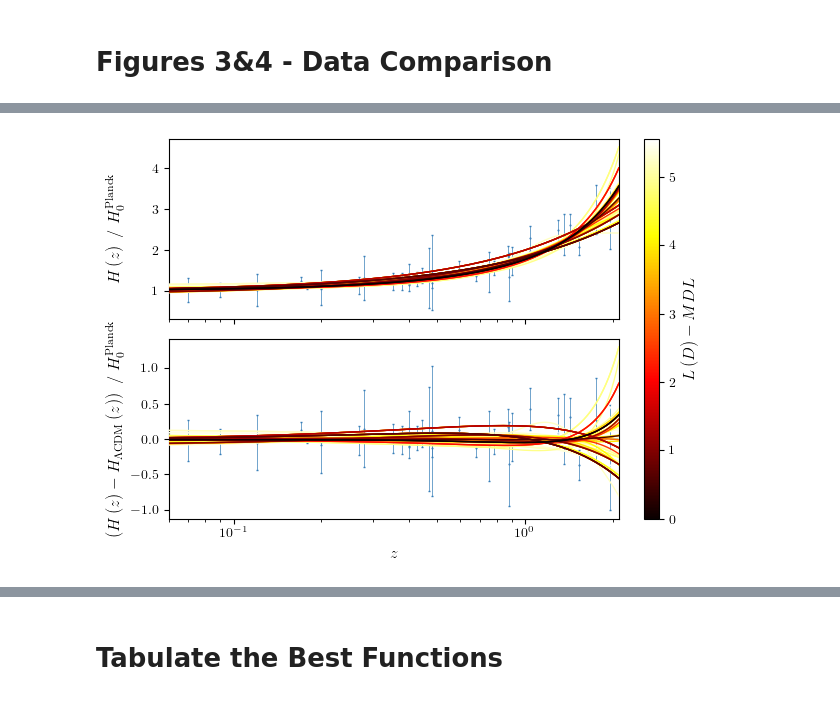
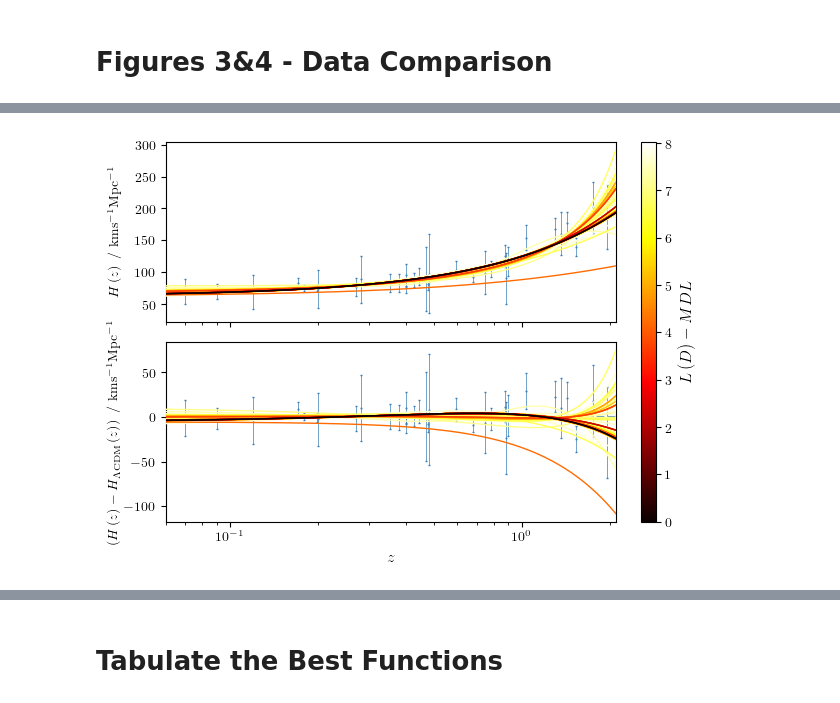
Before and after one commit to DeaglanBartlett/ESR, a Jupyter notebook: Paper1_Plots.ipynb, the cells around one changed output, grey strips where cells are left out. Saved outputs shown, nothing was run; the diff lists cells and outputs as text; code cells hidden in the pictures.

```diff
--- a/Paper1_Plots.ipynb
+++ b/Paper1_Plots.ipynb
@@ -370,19 +347,19 @@ def data_comparison(likelihood, all_compl, xplot, nfun, ylabel1, ylabel2, savena
 
     if 'a3' in fcn_i:
         k = 4
-        eq_numpy = sympy.lambdify([x, a0, a1, a2, a3], eq, modules=["numpy","sympy"])
+        eq_numpy = sympy.lambdify([x, a0, a1, a2, a3], eq, modules=["numpy"])
     elif 'a2' in fcn_i:
         k = 3
-        eq_numpy = sympy.lambdify([x, a0, a1, a2], eq, modules=["numpy","sympy"])
+        eq_numpy = sympy.lambdify([x, a0, a1, a2], eq, modules=["numpy"])
     elif 'a1' in fcn_i:
         k = 2
-        eq_numpy = sympy.lambdify([x, a0, a1], eq, modules=["numpy","sympy"])
+        eq_numpy = sympy.lambdify([x, a0, a1], eq, modules=["numpy"])
     elif 'a0' in fcn_i:
         k = 1
-        eq_numpy = sympy.lambdify([x, a0], eq, modules=["numpy","sympy"])
+        eq_numpy = sympy.lambdify([x, a0], eq, modules=["numpy"])
     else:
         k = 0
-        eq_numpy = sympy.lambdify([x], eq, modules=["numpy","sympy"])
+        eq_numpy = sympy.lambdify([x], eq, modules=["numpy"])
 
     chi2, p = test_all.optimise_fun(fcn_i, likelihood, tmax, 0, 4, try_integration=False)
     print(chi2, p)
@@ -430,7 +407,7 @@ def data_comparison(likelihood, all_compl, xplot, nfun, ylabel1, ylabel2, savena
     vmin = all_DL.min()
     vmax = all_DL.max()
     norm = mpl.colors.Normalize(vmin=vmin,vmax=vmax)
-    print(vmin, vmax)
+    print(all_DL.min(), all_DL.max())
 
     max_param = 4
     tmax = 5
@@ -444,35 +421,21 @@ def data_comparison(likelihood, all_compl, xplot, nfun, ylabel1, ylabel2, savena
         k = simplifier.count_params([fcn_i], max_param)[0]
         measured = params[i,:k]
 
-        if i%10 == 0:
-            print('%i of %i'%(i,len(fcn_list)))
+#         if i%10 == 0:
+#             print('%i of %i'%(i,len(fcn_list)))
 
-        try:
-            fcn_i, eq, integrated = likelihood.run_sympify(fcn_i, tmax=tmax)
-            if k == 0:
-                eq_numpy = sympy.lambdify([x], eq, modules=["numpy","sympy"])
-            elif k==1:
-                eq_numpy = sympy.lambdify([x, a0], eq, modules=["numpy","sympy"])
-            elif k==2:
-                eq_numpy = sympy.lambdify([x, a0, a1], eq, modules=["numpy","sympy"])
-            elif k==3:
-                eq_numpy = sympy.lambdify([x, a0, a1, a2], eq, modules=["numpy","sympy"])
-            elif k==4:
-                eq_numpy = sympy.lambdify([x, a0, a1, a2, a3], eq, modules=["numpy","sympy"])
-            ypred_plot = likelihood.get_pred(xplot, measured, eq_numpy, integrated=integrated)
-        except:
-            fcn_i, eq, integrated = run_sympify(fcn_i, tmax=tmax, try_integration=False)
-            if k == 0:
-                eq_numpy = sympy.lambdify([x], eq, modules=["numpy","sympy"])
-            elif k==1:
-                eq_numpy = sympy.lambdify([x, a0], eq, modules=["numpy","sympy"])
-            elif k==2:
-                eq_numpy = sympy.lambdify([x, a0, a1], eq, modules=["numpy","sympy"])
-            elif k==3:
-                eq_numpy = sympy.lambdify([x, a0, a1, a2], eq, modules=["numpy","sympy"])
-            elif k==4:
-                eq_numpy = sympy.lambdify([x, a0, a1, a2, a3], eq, modules=["numpy","sympy"])
-            ypred_plot = likelihood.get_pred(xplot, measured, eq_numpy, integrated=integrated)
+        fcn_i, eq, integrated = likelihood.run_sympify(fcn_i, tmax=tmax, try_integration=False)
+        if k == 0:
+            eq_numpy = sympy.lambdify([x], eq, modules=["numpy"])
+        elif k==1:
+            eq_numpy = sympy.lambdify([x, a0], eq, modules=["numpy"])
+        elif k==2:
+            eq_numpy = sympy.lambdify([x, a0, a1], eq, modules=["numpy"])
+        elif k==3:
+            eq_numpy = sympy.lambdify([x, a0, a1, a2], eq, modules=["numpy"])
+        elif k==4:
+            eq_numpy = sympy.lambdify([x, a0, a1, a2, a3], eq, modules=["numpy"])
+        ypred_plot = likelihood.get_pred(xplot, measured, eq_numpy, integrated=integrated)
 
         colour = cmap(norm(all_DL[i]))
         plot_kwargs = {'color':colour, 'zorder':len(fcn_list)-i, 'lw':1}
@@ -489,8 +452,8 @@ def data_comparison(likelihood, all_compl, xplot, nfun, ylabel1, ylabel2, savena
     ax2.axhline(y=0, color=cmvar(1), ls='--')
 
     ax2.set_xlabel(r'$z$', fontsize=12)
-    ax1.set_ylabel(ylabel1, fontsize=12)
-    ax2.set_ylabel(ylabel2, fontsize=12)
+    ax1.set_ylabel(ylabel1, fontsize=10)
+    ax2.set_ylabel(ylabel2, fontsize=10)
 
     ax1.set_xlim(xplot.min()-1, xplot.max()-1)
     ax1.set_xscale('log')
@@ -512,16 +475,16 @@ def data_comparison(likelihood, all_compl, xplot, nfun, ylabel1, ylabel2, savena
 data_comparison(cc_like,
                 np.arange(1, 11),
                 np.logspace(np.log10(6e-2), np.log10(2.1), 1000) + 1,
-                100,
-                r'$H \left( z \right) \ / \ H_0^{\rm Planck}$',
-                r'$\left( H \left( z \right) - H_{\rm \Lambda CDM} \left( z \right) \right) \ / \ H_0^{\rm Planck}$',
+                150,
+                r'$H \left( z \right) \ / \ {\rm km s^{-1} Mpc^{-1}}$',
+                r'$\left( H \left( z \right) - H_{\rm \Lambda CDM} \left( z \right) \right) \ / \ {\rm km s^{-1} Mpc^{-1}}$',
                 'figs/cc_prediction.pdf')
 
-# data_comparison(panth_like,
-#                 np.arange(1, 9),
-#                 np.logspace(np.log10(8e-3), np.log10(2.5), 1000) + 1,
-#                 100,
-#                 r'$\mu \left( z \right)$',
-#                 r'$\mu \left( z \right) - \mu_{\rm \Lambda CDM} \left( z \right)$',
-#                 'figs/pantheon_prediction.pdf')
+data_comparison(panth_like,
+                np.arange(1, 11),
+                np.logspace(np.log10(8e-3), np.log10(2.5), 1000) + 1,
+                150,
+                r'$\mu \left( z \right)$',
+                r'$\mu \left( z \right) - \mu_{\rm \Lambda CDM} \left( z \right)$',
+                'figs/pantheon_prediction.pdf')
 # %% [output]
@@ -547 +495 @@ data_comparison(cc_like,
-[figure, old version]
+[figure, new version]
```
Also changed, not shown: parts of 13 cells of this notebook, 8 other files.
